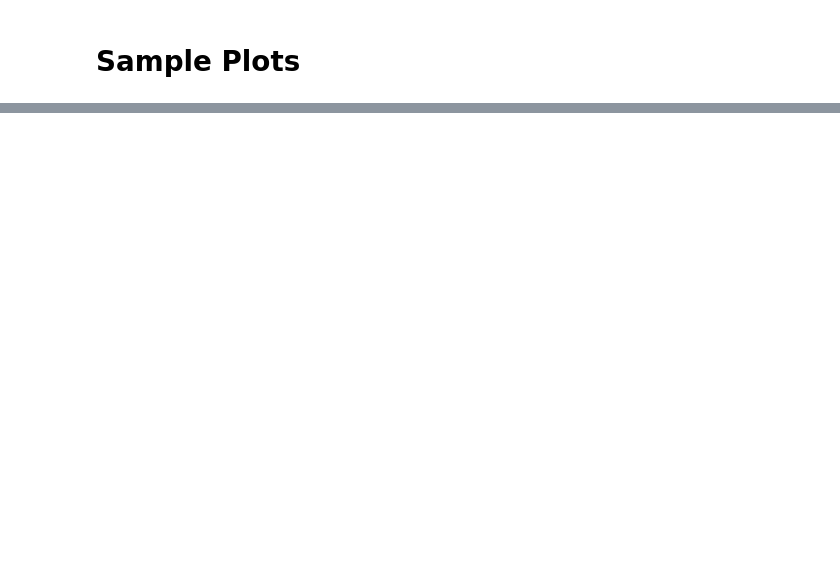
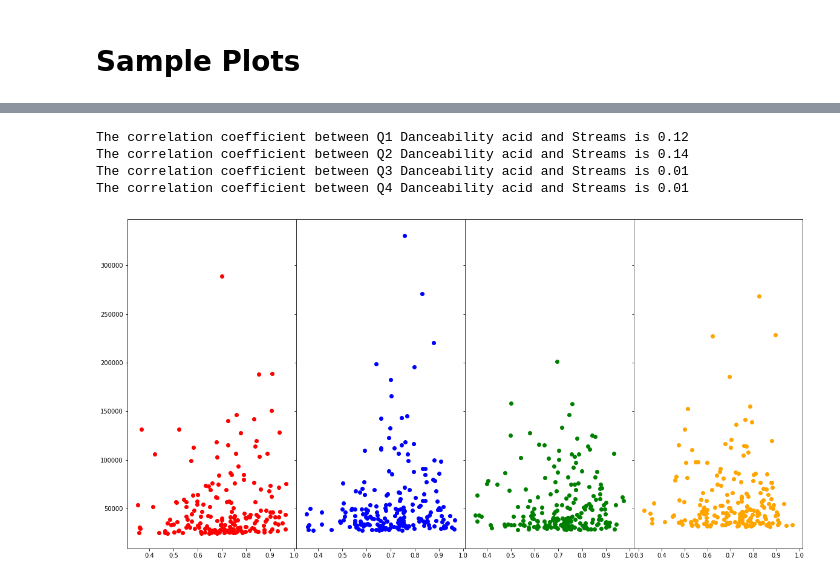
Before and after one commit to navidmalakootikhah/Project-One, a Jupyter notebook: analysis.ipynb, the cells around one changed output, grey strips where cells are left out. Saved outputs shown, nothing was run; the diff lists cells and outputs as text; code cells hidden in the pictures; blank space fills up the shorter version.

```diff
--- a/analysis.ipynb
+++ b/analysis.ipynb
@@ -191,0 +258,22 @@ rvalue
+# %%
+#Finding any possible correlation between dancibility and steams
+
+fig2, axs = plt.subplots(1,4,sharex='col', sharey='row',
+                        gridspec_kw={'hspace': 0, 'wspace': 0},figsize=(20,10))
+ax1, ax2, ax3, ax4 = axs
+
+ax1.scatter(dance_q1['Danceability'], dance_q1['Streams'],color='red')
+ax2.scatter(dance_q2['Danceability'], dance_q2['Streams'],color='blue')
+ax3.scatter(dance_q3['Danceability'], dance_q3['Streams'],color='green')
+ax4.scatter(dance_q4['Danceability'], dance_q4['Streams'],color='orange')
+
+print(f"The correlation coefficient between Q1 Danceability acid and Streams is {round(pearsonr(dance_q1['Danceability'],dance_q1['Streams'])[0],2)}")
+print(f"The correlation coefficient between Q2 Danceability acid and Streams is {round(pearsonr(dance_q2['Danceability'],dance_q2['Streams'])[0],2)}")
+print(f"The correlation coefficient between Q3 Danceability acid and Streams is {round(pearsonr(dance_q3['Danceability'],dance_q3['Streams'])[0],2)}")
+print(f"The correlation coefficient between Q4 Danceability acid and Streams is {round(pearsonr(dance_q4['Danceability'],dance_q4['Streams'])[0],2)}")
+# %% [output]
+The correlation coefficient between Q1 Danceability acid and Streams is 0.12
+The correlation coefficient between Q2 Danceability acid and Streams is 0.14
+The correlation coefficient between Q3 Danceability acid and Streams is 0.01
+The correlation coefficient between Q4 Danceability acid and Streams is 0.01
+[figure, added]
```
Also changed, not shown: parts of 11 cells of this notebook, 1 other file.
